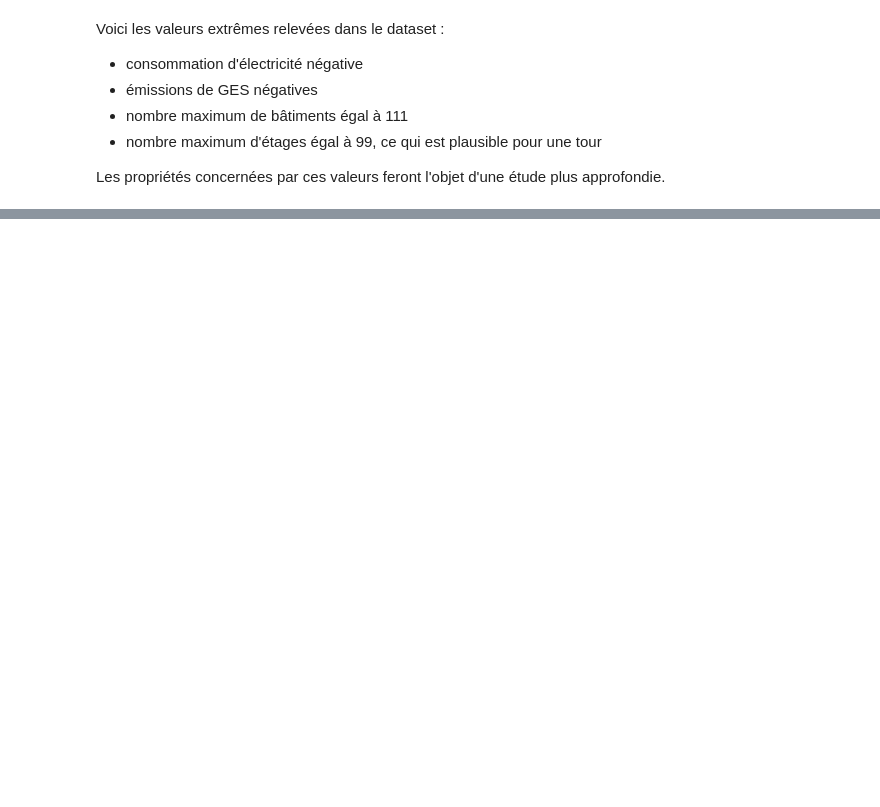
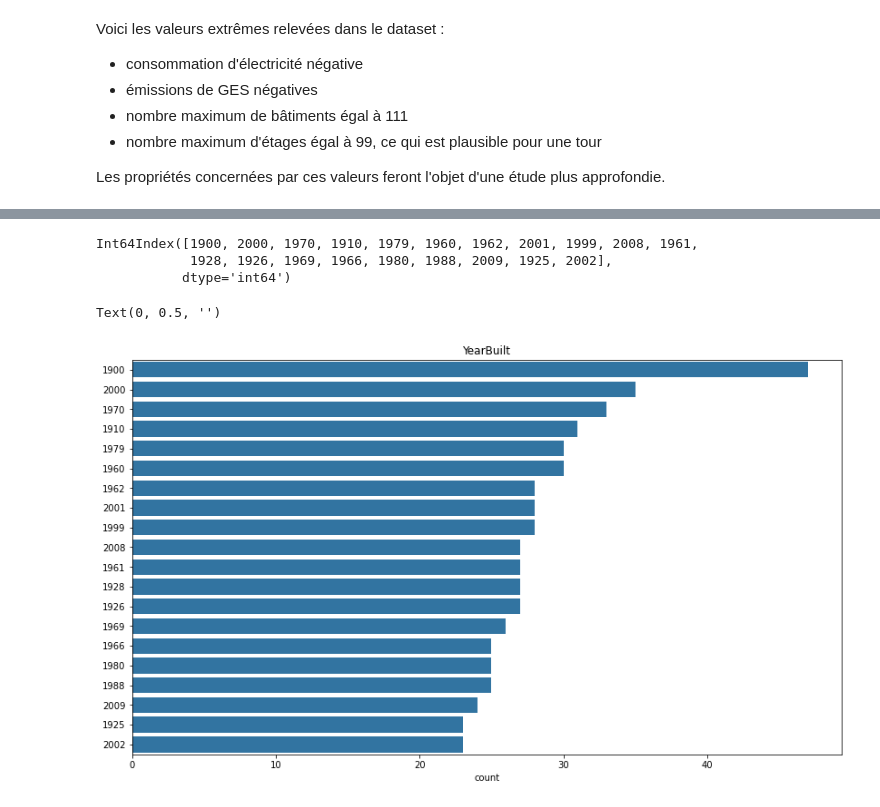
Before and after one commit to sebastienbourgeois/oc-p4-anticiper-besoin-consommation-batiments, a Jupyter notebook: Pelec_01_notebook.ipynb, the cells around one changed output, grey strips where cells are left out. Drawn from its saved outputs; the diff is of its cells as text; code cells hidden in the pictures; blank space fills up the shorter version.

```diff
--- a/Pelec_01_notebook.ipynb
+++ b/Pelec_01_notebook.ipynb
@@ -519,0 +632,14 @@ Les propriétés concernées par ces valeurs feront l'objet d'une étude plus ap
+# %%
+batiments_data["YearBuilt"].value_counts().head(20).index
+# %% [output]
+Int64Index([1900, 2000, 1970, 1910, 1979, 1960, 1962, 2001, 1999, 2008, 1961,
+            1928, 1926, 1969, 1966, 1980, 1988, 2009, 1925, 2002],
+           dtype='int64')
+# %%
+ordre_modalites = batiments_data["YearBuilt"].value_counts().head(20).index
+sns.countplot(y="YearBuilt", color='tab:blue', data=batiments_data, order=ordre_modalites)
+plt.title("YearBuilt")
+plt.ylabel("")
+# %% [output]
+Text(0, 0.5, '')
+[figure, added]
```
Also changed, not shown: parts of 15 cells of this notebook.
